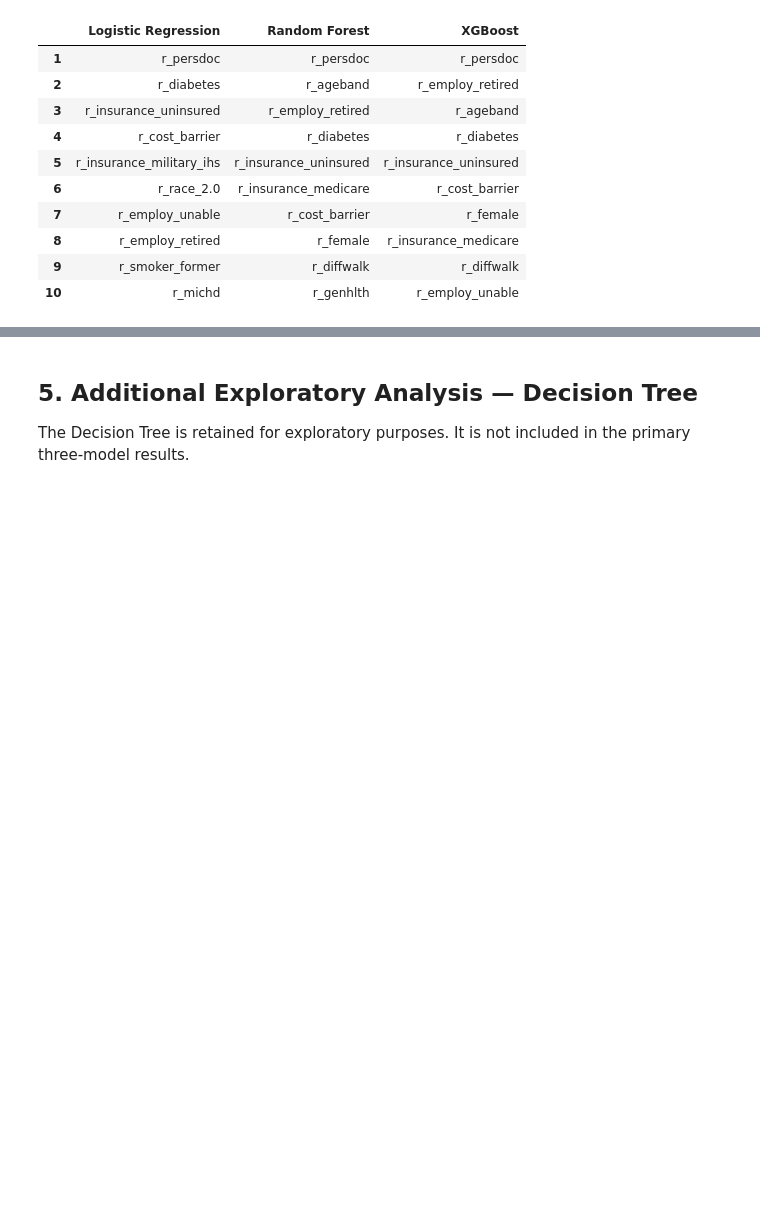
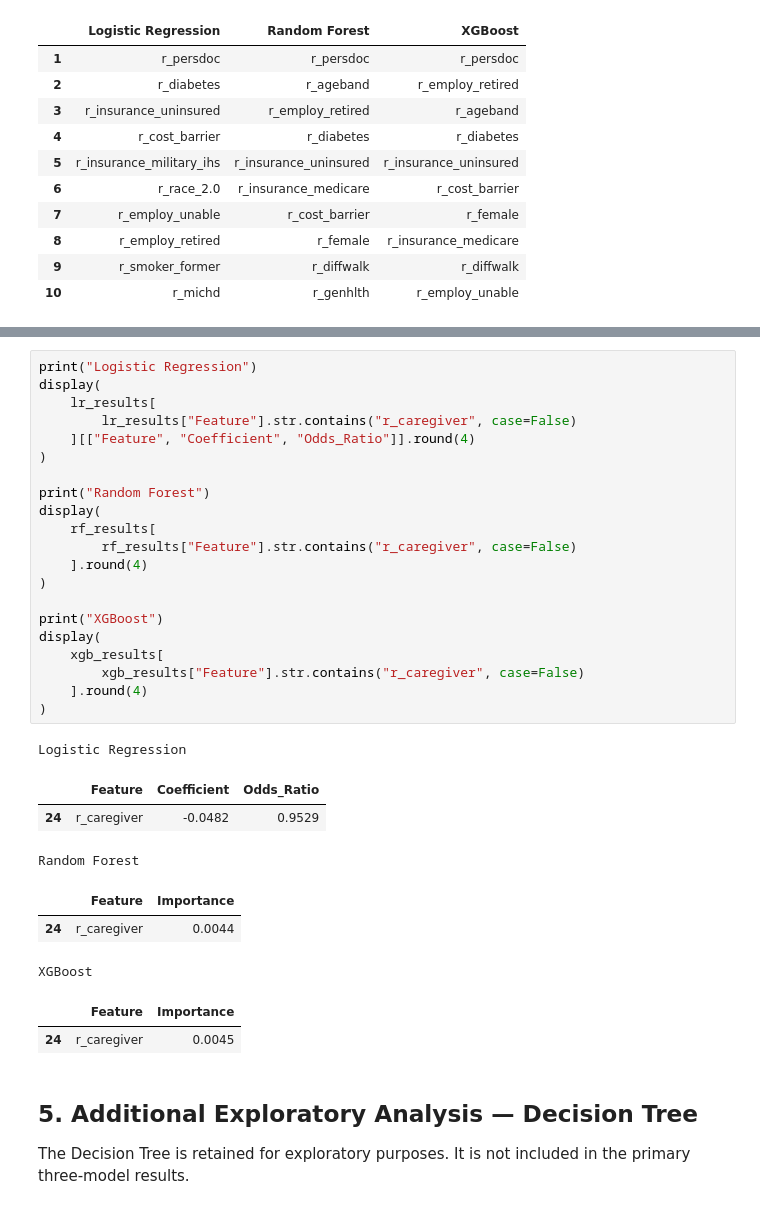
Before and after one commit to chuatzeyee/ISSS623-G1, a Jupyter notebook: notebooks/ModelDevelopment.ipynb, the cells around one changed output, grey strips where cells are left out. Cells and saved outputs as stored; diff of their text form; blank space fills up the shorter version.

```diff
--- a/notebooks/ModelDevelopment.ipynb
+++ b/notebooks/ModelDevelopment.ipynb
@@ -687,3 +691,34 @@ Top Predictors Across the Three Selected Models
+# %%
+print("Logistic Regression")
+display(
+    lr_results[
+        lr_results["Feature"].str.contains("r_caregiver", case=False)
+    ][["Feature", "Coefficient", "Odds_Ratio"]].round(4)
+)
+
+print("Random Forest")
+display(
+    rf_results[
+        rf_results["Feature"].str.contains("r_caregiver", case=False)
+    ].round(4)
+)
+
+print("XGBoost")
+display(
+    xgb_results[
+        xgb_results["Feature"].str.contains("r_caregiver", case=False)
+    ].round(4)
+)
+# %% [output]
+Logistic Regression
+|  | Feature | Coefficient | Odds_Ratio |
+| 24 | r_caregiver | -0.0482 | 0.9529 |
+Random Forest
+|  | Feature | Importance |
+| 24 | r_caregiver | 0.0044 |
+XGBoost
+|  | Feature | Importance |
+| 24 | r_caregiver | 0.0045 |
 # %% [markdown]
 ## 5. Additional Exploratory Analysis — Decision Tree
 
```
Also changed, not shown: parts of 1 cell of this notebook.
